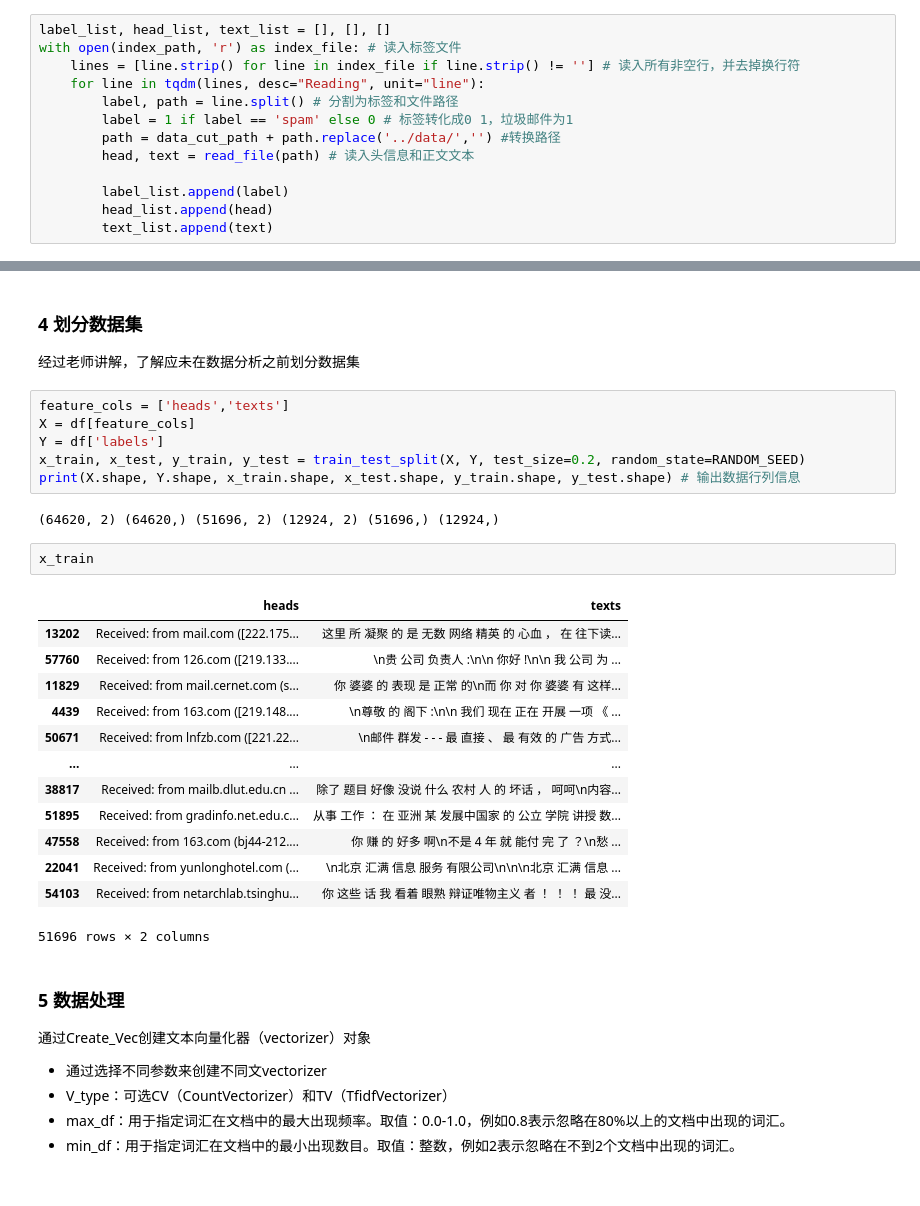
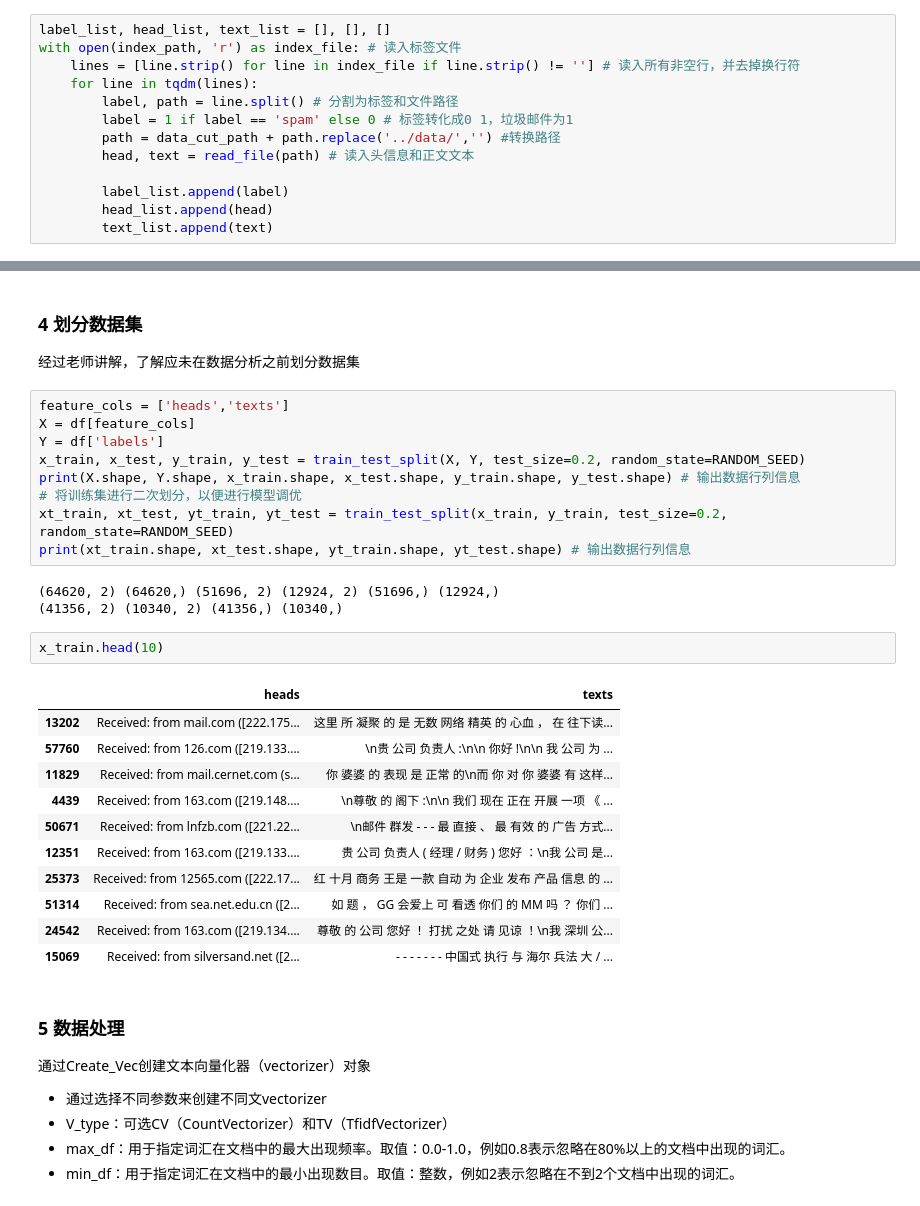
Before and after one commit to JaegerZhao/MachineLearning, a Jupyter notebook: 3 贝叶斯垃圾邮件识别/exp3.ipynb, the cells around one changed output, grey strips where cells are left out. Saved outputs shown, nothing was run; the diff lists cells and outputs as text.

```diff
--- a/3 贝叶斯垃圾邮件识别/exp3.ipynb
+++ b/3 贝叶斯垃圾邮件识别/exp3.ipynb
@@ -79,7 +79,7 @@ Content-type: multipart/related;
 label_list, head_list, text_list = [], [], []
 with open(index_path, 'r') as index_file: # 读入标签文件
     lines = [line.strip() for line in index_file if line.strip() != ''] # 读入所有非空行，并去掉换行符
-    for line in tqdm(lines, desc="Reading", unit="line"):
+    for line in tqdm(lines):
         label, path = line.split() # 分割为标签和文件路径
         label = 1 if label == 'spam' else 0 # 标签转化成0 1，垃圾邮件为1
         path = data_cut_path + path.replace('../data/','') #转换路径
@@ -116,24 +116,26 @@ X = df[feature_cols]
 Y = df['labels']
 x_train, x_test, y_train, y_test = train_test_split(X, Y, test_size=0.2, random_state=RANDOM_SEED)
 print(X.shape, Y.shape, x_train.shape, x_test.shape, y_train.shape, y_test.shape) # 输出数据行列信息
+# 将训练集进行二次划分，以便进行模型调优
+xt_train, xt_test, yt_train, yt_test = train_test_split(x_train, y_train, test_size=0.2, random_state=RANDOM_SEED)
+print(xt_train.shape, xt_test.shape, yt_train.shape, yt_test.shape) # 输出数据行列信息
 # %% [output]
 (64620, 2) (64620,) (51696, 2) (12924, 2) (51696,) (12924,)
+(41356, 2) (10340, 2) (41356,) (10340,)
 # %%
-x_train
+x_train.head(10)
 # %% [output]
 |  | heads | texts |
 | 13202 | Received: from mail.com ([222.175... | 这里 所 凝聚 的 是 无数 网络 精英 的 心血 ， 在 往下读... |
 | 57760 | Received: from 126.com ([219.133.... | \n贵 公司 负责人 :\n\n 你好 !\n\n 我 公司 为 ... |
 | 11829 | Received: from mail.cernet.com (s... | 你 婆婆 的 表现 是 正常 的\n而 你 对 你 婆婆 有 这样... |
 | 4439 | Received: from 163.com ([219.148.... | \n尊敬 的 阁下 :\n\n 我们 现在 正在 开展 一项 《 ... |
 | 50671 | Received: from lnfzb.com ([221.22... | \n邮件 群发 - - - 最 直接 、 最 有效 的 广告 方式... |
-| ... | ... | ... |
-| 38817 | Received: from mailb.dlut.edu.cn ... | 除了 题目 好像 没说 什么 农村 人 的 坏话 ， 呵呵\n内容... |
-| 51895 | Received: from gradinfo.net.edu.c... | 从事 工作 ： 在 亚洲 某 发展中国家 的 公立 学院 讲授 数... |
-| 47558 | Received: from 163.com (bj44-212.... | 你 赚 的 好多 啊\n不是 4 年 就 能付 完 了 ？\n愁 ... |
-| 22041 | Received: from yunlonghotel.com (... | \n北京 汇满 信息 服务 有限公司\n\n\n北京 汇满 信息 ... |
-| 54103 | Received: from netarchlab.tsinghu... | 你 这些 话 我 看着 眼熟 辩证唯物主义 者 ！ ！ ！ 最 没... |
+| 12351 | Received: from 163.com ([219.133.... | 贵 公司 负责人 ( 经理 / 财务 ) 您好 ：\n我 公司 是... |
+| 25373 | Received: from 12565.com ([222.17... | 红 十月 商务 王是 一款 自动 为 企业 发布 产品 信息 的 ... |
+| 51314 | Received: from sea.net.edu.cn ([2... | 如 题 ， GG 会爱上 可 看透 你们 的 MM 吗 ？ 你们 ... |
+| 24542 | Received: from 163.com ([219.134.... | 尊敬 的 公司 您好 ！ 打扰 之处 请 见谅 ！\n我 深圳 公... |
+| 15069 | Received: from silversand.net ([2... | - - - - - - - 中国式 执行 与 海尔 兵法 大 / ... |
-51696 rows × 2 columns
 # %% [markdown]
 ### 5 数据处理
 
```
Also changed, not shown: parts of 11 cells of this notebook.
